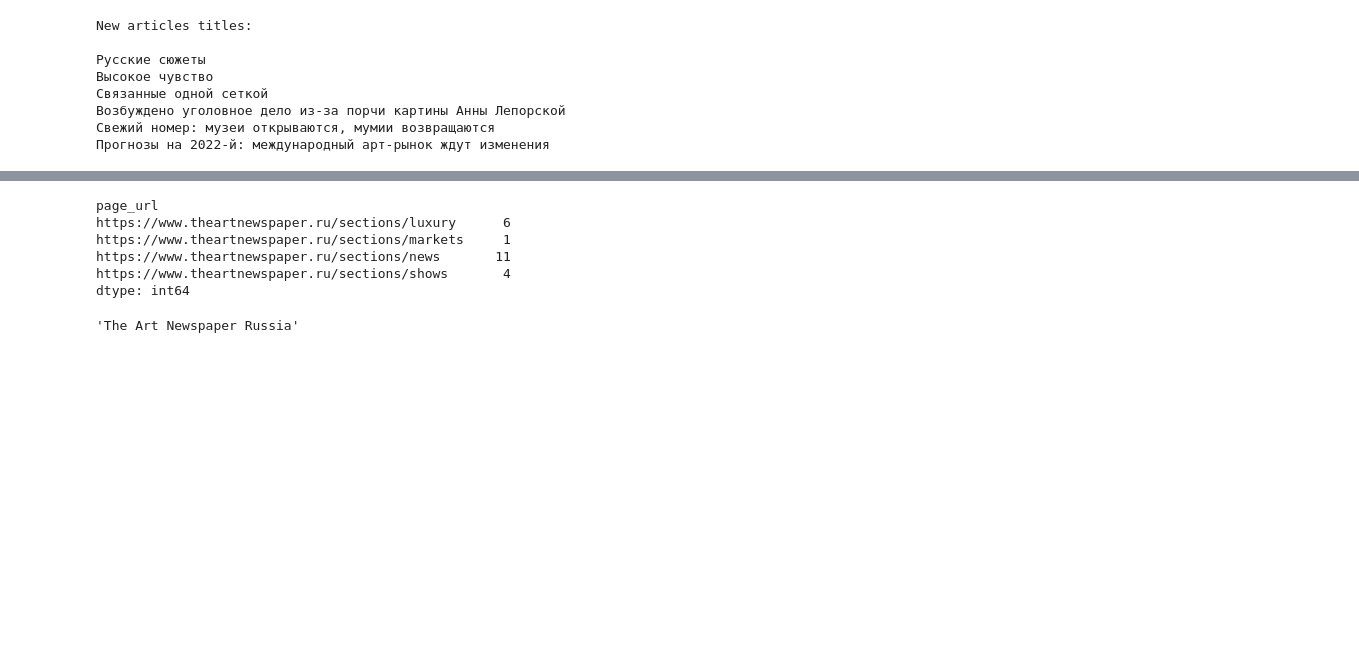
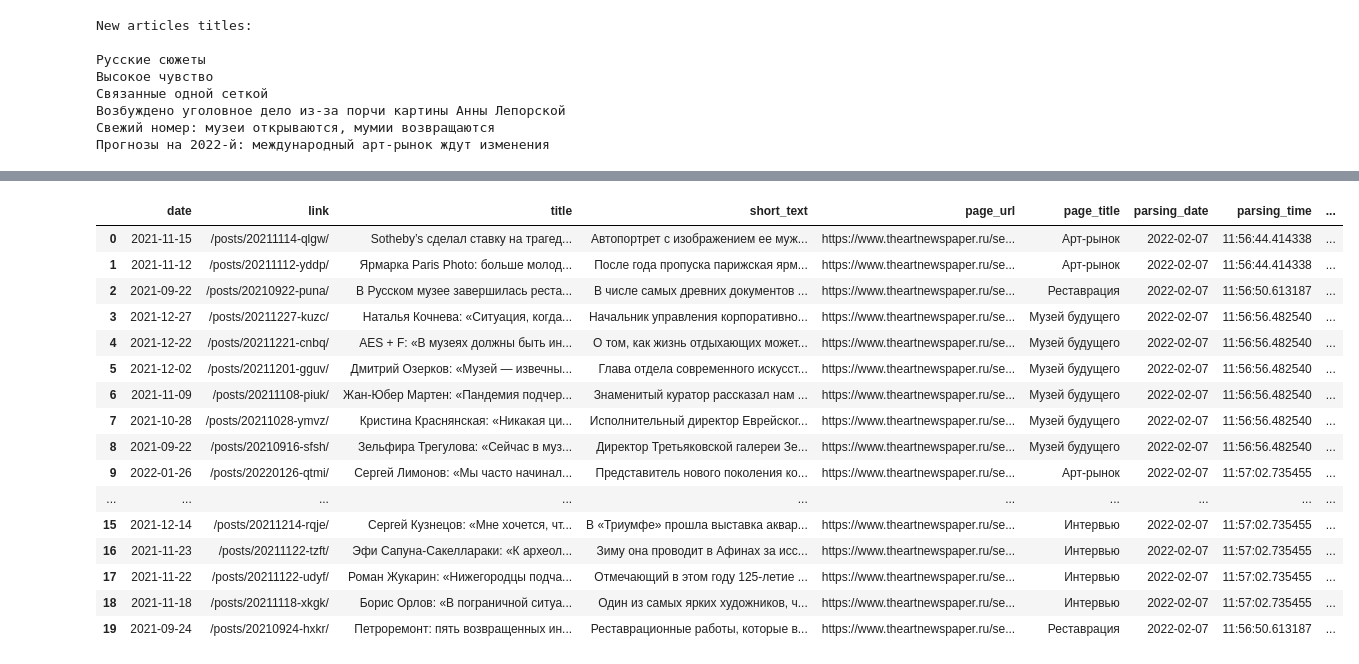
Before and after one commit to Bella151305/ArtProject, a Jupyter notebook: Parsing.ipynb, the cells around one changed output, grey strips where cells are left out. Saved outputs shown, nothing was run; the diff lists cells and outputs as text; code cells hidden in the pictures; blank space fills up the shorter version.

```diff
--- a/Parsing.ipynb
+++ b/Parsing.ipynb
@@ -1208,15 +1216,0 @@ memory usage: 19.4+ KB
-# %%
-theartnewspaper_w_text.loc[theartnewspaper_long_text_df['autors'].isna()==False].groupby(['page_url']).size()
-# %% [output]
-page_url
-https://www.theartnewspaper.ru/sections/luxury      6
-https://www.theartnewspaper.ru/sections/markets     1
-https://www.theartnewspaper.ru/sections/news       11
-https://www.theartnewspaper.ru/sections/shows       4
-dtype: int64
-# %%
-autors_l = ['The Art Newspaper Russia']
-autors = ', '.join(autors_l)
-autors
-# %% [output]
-'The Art Newspaper Russia'
@@ -1222,0 +1219,20 @@ autors
+# %%
+theartnewspaper_w_text.head(20)
+# %% [output]
+|  | date | link | title | short_text | page_url | page_title | parsing_date | parsing_time | ... |
+| 0 | 2021-11-15 | /posts/20211114-qlgw/ | Sotheby’s сделал ставку на трагед... | Автопортрет с изображением ее муж... | https://www.theartnewspaper.ru/se... | Арт-рынок | 2022-02-07 | 11:56:44.414338 | ... |
+| 1 | 2021-11-12 | /posts/20211112-yddp/ | Ярмарка Paris Photo: больше молод... | После года пропуска парижская ярм... | https://www.theartnewspaper.ru/se... | Арт-рынок | 2022-02-07 | 11:56:44.414338 | ... |
+| 2 | 2021-09-22 | /posts/20210922-puna/ | В Русском музее завершилась реста... | В числе самых древних документов ... | https://www.theartnewspaper.ru/se... | Реставрация | 2022-02-07 | 11:56:50.613187 | ... |
+| 3 | 2021-12-27 | /posts/20211227-kuzc/ | Наталья Кочнева: «Ситуация, когда... | Начальник управления корпоративно... | https://www.theartnewspaper.ru/se... | Музей будущего | 2022-02-07 | 11:56:56.482540 | ... |
+| 4 | 2021-12-22 | /posts/20211221-cnbq/ | АЕS + F: «В музеях должны быть ин... | О том, как жизнь отдыхающих может... | https://www.theartnewspaper.ru/se... | Музей будущего | 2022-02-07 | 11:56:56.482540 | ... |
+| 5 | 2021-12-02 | /posts/20211201-gguv/ | Дмитрий Озерков: «Музей — извечны... | Глава отдела современного искусст... | https://www.theartnewspaper.ru/se... | Музей будущего | 2022-02-07 | 11:56:56.482540 | ... |
+| 6 | 2021-11-09 | /posts/20211108-piuk/ | Жан-Юбер Мартен: «Пандемия подчер... | Знаменитый куратор рассказал нам ... | https://www.theartnewspaper.ru/se... | Музей будущего | 2022-02-07 | 11:56:56.482540 | ... |
+| 7 | 2021-10-28 | /posts/20211028-ymvz/ | Кристина Краснянская: «Никакая ци... | Исполнительный директор Еврейског... | https://www.theartnewspaper.ru/se... | Музей будущего | 2022-02-07 | 11:56:56.482540 | ... |
+| 8 | 2021-09-22 | /posts/20210916-sfsh/ | Зельфира Трегулова: «Сейчас в муз... | Директор Третьяковской галереи Зе... | https://www.theartnewspaper.ru/se... | Музей будущего | 2022-02-07 | 11:56:56.482540 | ... |
+| 9 | 2022-01-26 | /posts/20220126-qtmi/ | Сергей Лимонов: «Мы часто начинал... | Представитель нового поколения ко... | https://www.theartnewspaper.ru/se... | Арт-рынок | 2022-02-07 | 11:57:02.735455 | ... |
+| ... | ... | ... | ... | ... | ... | ... | ... | ... | ... |
+| 15 | 2021-12-14 | /posts/20211214-rqje/ | Сергей Кузнецов: «Мне хочется, чт... | В «Триумфе» прошла выставка аквар... | https://www.theartnewspaper.ru/se... | Интервью | 2022-02-07 | 11:57:02.735455 | ... |
+| 16 | 2021-11-23 | /posts/20211122-tzft/ | Эфи Сапуна-Сакеллараки: «К археол... | Зиму она проводит в Афинах за исс... | https://www.theartnewspaper.ru/se... | Интервью | 2022-02-07 | 11:57:02.735455 | ... |
+| 17 | 2021-11-22 | /posts/20211122-udyf/ | Роман Жукарин: «Нижегородцы подча... | Отмечающий в этом году 125-летие ... | https://www.theartnewspaper.ru/se... | Интервью | 2022-02-07 | 11:57:02.735455 | ... |
+| 18 | 2021-11-18 | /posts/20211118-xkgk/ | Борис Орлов: «В пограничной ситуа... | Один из самых ярких художников, ч... | https://www.theartnewspaper.ru/se... | Интервью | 2022-02-07 | 11:57:02.735455 | ... |
+| 19 | 2021-09-24 | /posts/20210924-hxkr/ | Петроремонт: пять возвращенных ин... | Реставрационные работы, которые в... | https://www.theartnewspaper.ru/se... | Реставрация | 2022-02-07 | 11:56:50.613187 | ... |
```
Also changed, not shown: parts of 25 cells of this notebook.
